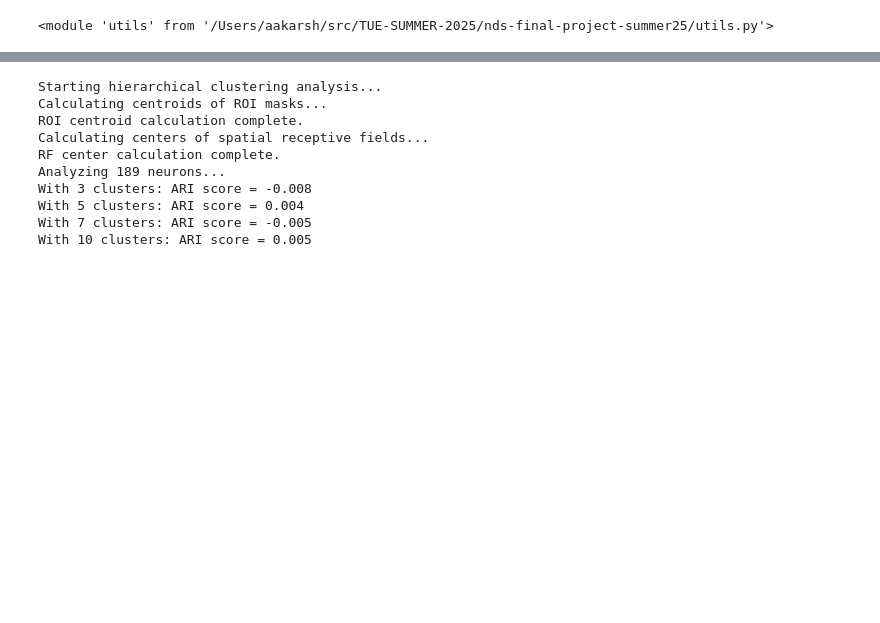
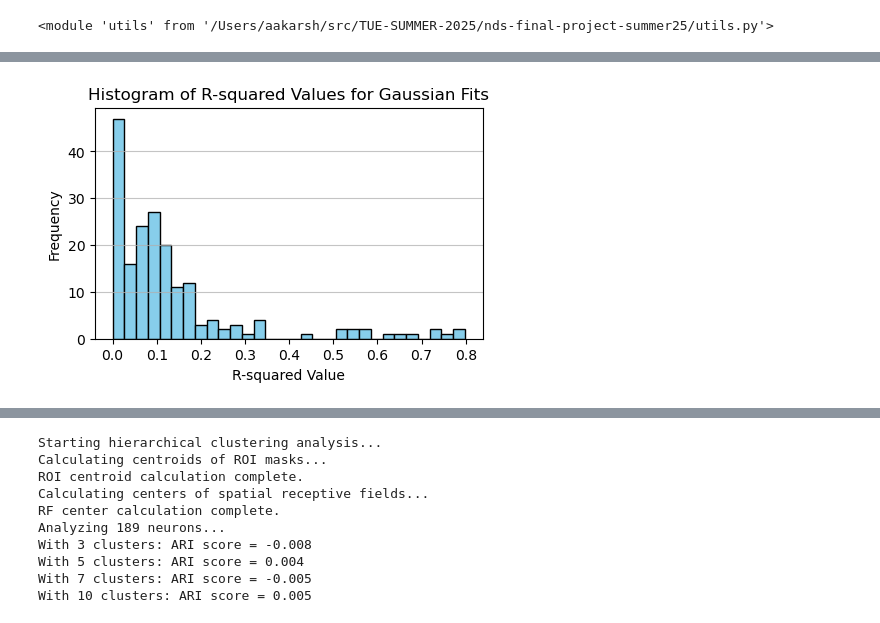
Before and after one commit to ak-andreas/nds-final-project-summer25, a Jupyter notebook: 04-statistical-testing.ipynb, the cells around one changed output, grey strips where cells are left out. Drawn from its saved outputs; the diff is of its cells as text; code cells hidden in the pictures; blank space fills up the shorter version.

Commit message:
gaussian blob test.

```diff
--- a/04-statistical-testing.ipynb
+++ b/04-statistical-testing.ipynb
@@ -16,0 +158,11 @@ importlib.reload(U)
+# %%
+# Plot histogram of R-squared values
+plt.figure(figsize=(5, 3))
+plt.hist(gaussian_fits_statistics_df['r_squared'], bins=30, color='skyblue', edgecolor='black')
+plt.title('Histogram of R-squared Values for Gaussian Fits')
+plt.xlabel('R-squared Value')
+plt.ylabel('Frequency')
+plt.grid(axis='y', alpha=0.75)
+plt.show()
+# %% [output]
+[figure, added]
```
Also changed, not shown: parts of 11 cells of this notebook, 1 other file.
